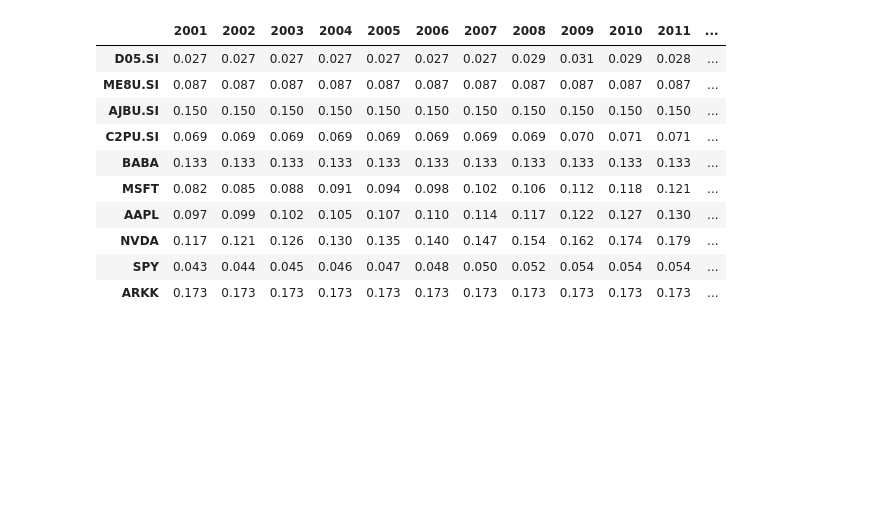
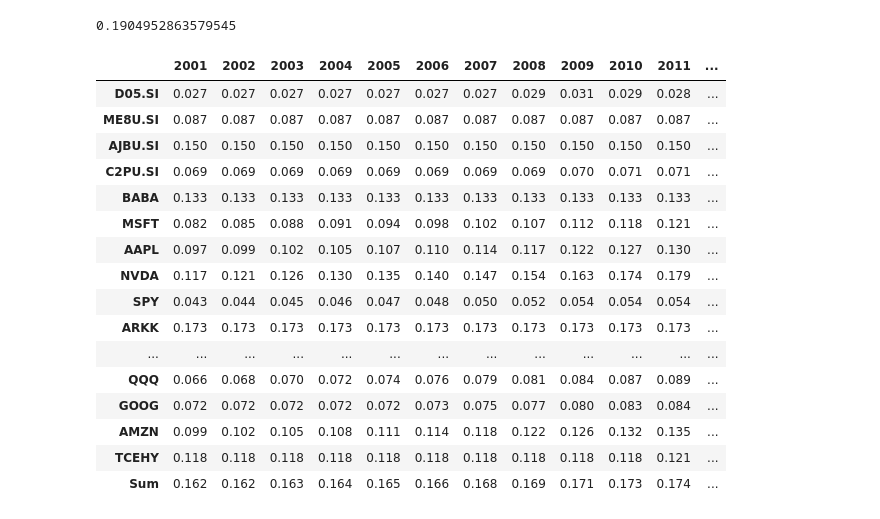
Before and after one commit to wubw/Invest, a Jupyter notebook: monthly_investment_simulation.ipynb, the cells around one changed output. Drawn from its saved outputs; the diff is of its cells as text; code cells hidden in the pictures; blank space fills up the shorter version.

Commit message:
clean-up and fix bugs for strategy basic version

```diff
--- a/monthly_investment_simulation.ipynb
+++ b/monthly_investment_simulation.ipynb
@@ -125,16 +157,23 @@ ret3-ret1
 # %%
-from invest_analysis import calculate_stocks_various_start_till_now
+from invest_analysis import calculate_stocks_till_now, calculate_stocks_period
 
-calculate_stocks_various_start_till_now(data, stickers, 2001, strategy_monthly_fix)
+calculate_stocks_till_now(data, stickers, 2001, strategy_monthly_fix)
 # %% [output]
+0.1904952863579545
 |  | 2001 | 2002 | 2003 | 2004 | 2005 | 2006 | 2007 | 2008 | 2009 | 2010 | 2011 | ... |
 | D05.SI | 0.027 | 0.027 | 0.027 | 0.027 | 0.027 | 0.027 | 0.027 | 0.029 | 0.031 | 0.029 | 0.028 | ... |
 | ME8U.SI | 0.087 | 0.087 | 0.087 | 0.087 | 0.087 | 0.087 | 0.087 | 0.087 | 0.087 | 0.087 | 0.087 | ... |
 | AJBU.SI | 0.150 | 0.150 | 0.150 | 0.150 | 0.150 | 0.150 | 0.150 | 0.150 | 0.150 | 0.150 | 0.150 | ... |
 | C2PU.SI | 0.069 | 0.069 | 0.069 | 0.069 | 0.069 | 0.069 | 0.069 | 0.069 | 0.070 | 0.071 | 0.071 | ... |
 | BABA | 0.133 | 0.133 | 0.133 | 0.133 | 0.133 | 0.133 | 0.133 | 0.133 | 0.133 | 0.133 | 0.133 | ... |
-| MSFT | 0.082 | 0.085 | 0.088 | 0.091 | 0.094 | 0.098 | 0.102 | 0.106 | 0.112 | 0.118 | 0.121 | ... |
+| MSFT | 0.082 | 0.085 | 0.088 | 0.091 | 0.094 | 0.098 | 0.102 | 0.107 | 0.112 | 0.118 | 0.121 | ... |
 | AAPL | 0.097 | 0.099 | 0.102 | 0.105 | 0.107 | 0.110 | 0.114 | 0.117 | 0.122 | 0.127 | 0.130 | ... |
-| NVDA | 0.117 | 0.121 | 0.126 | 0.130 | 0.135 | 0.140 | 0.147 | 0.154 | 0.162 | 0.174 | 0.179 | ... |
+| NVDA | 0.117 | 0.121 | 0.126 | 0.130 | 0.135 | 0.140 | 0.147 | 0.154 | 0.163 | 0.174 | 0.179 | ... |
 | SPY | 0.043 | 0.044 | 0.045 | 0.046 | 0.047 | 0.048 | 0.050 | 0.052 | 0.054 | 0.054 | 0.054 | ... |
 | ARKK | 0.173 | 0.173 | 0.173 | 0.173 | 0.173 | 0.173 | 0.173 | 0.173 | 0.173 | 0.173 | 0.173 | ... |
+| ... | ... | ... | ... | ... | ... | ... | ... | ... | ... | ... | ... | ... |
+| QQQ | 0.066 | 0.068 | 0.070 | 0.072 | 0.074 | 0.076 | 0.079 | 0.081 | 0.084 | 0.087 | 0.089 | ... |
+| GOOG | 0.072 | 0.072 | 0.072 | 0.072 | 0.072 | 0.073 | 0.075 | 0.077 | 0.080 | 0.083 | 0.084 | ... |
+| AMZN | 0.099 | 0.102 | 0.105 | 0.108 | 0.111 | 0.114 | 0.118 | 0.122 | 0.126 | 0.132 | 0.135 | ... |
+| TCEHY | 0.118 | 0.118 | 0.118 | 0.118 | 0.118 | 0.118 | 0.118 | 0.118 | 0.118 | 0.118 | 0.121 | ... |
+| Sum | 0.162 | 0.162 | 0.163 | 0.164 | 0.165 | 0.166 | 0.168 | 0.169 | 0.171 | 0.173 | 0.174 | ... |
```
Also changed, not shown: parts of 12 cells of this notebook, 17 other files.
